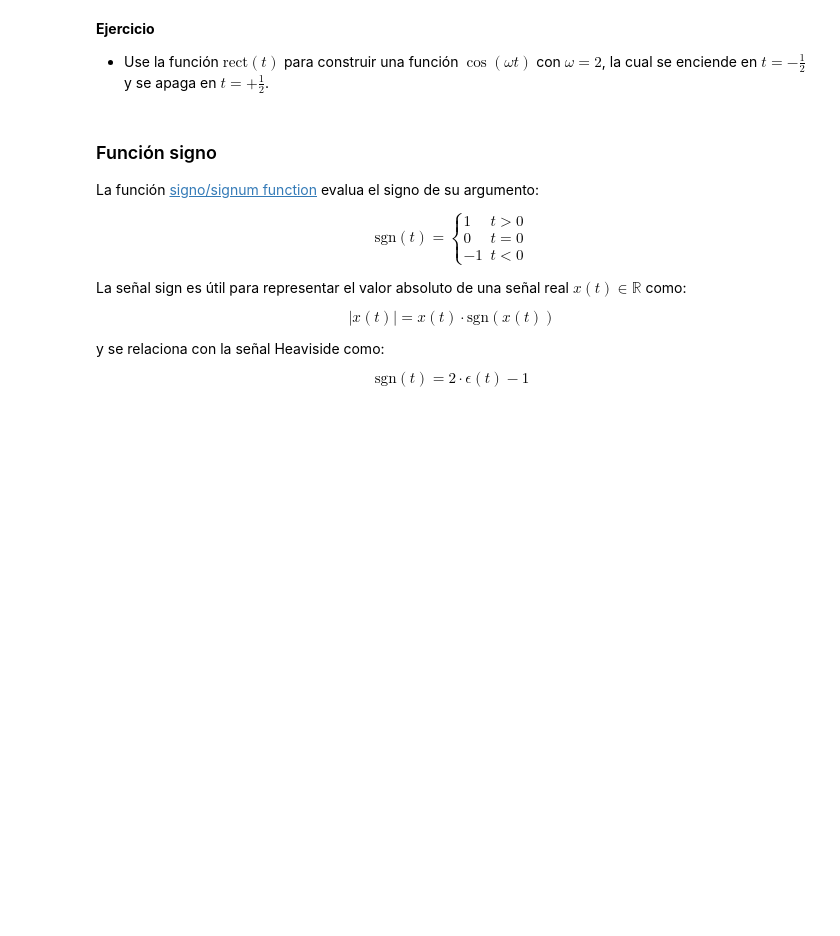
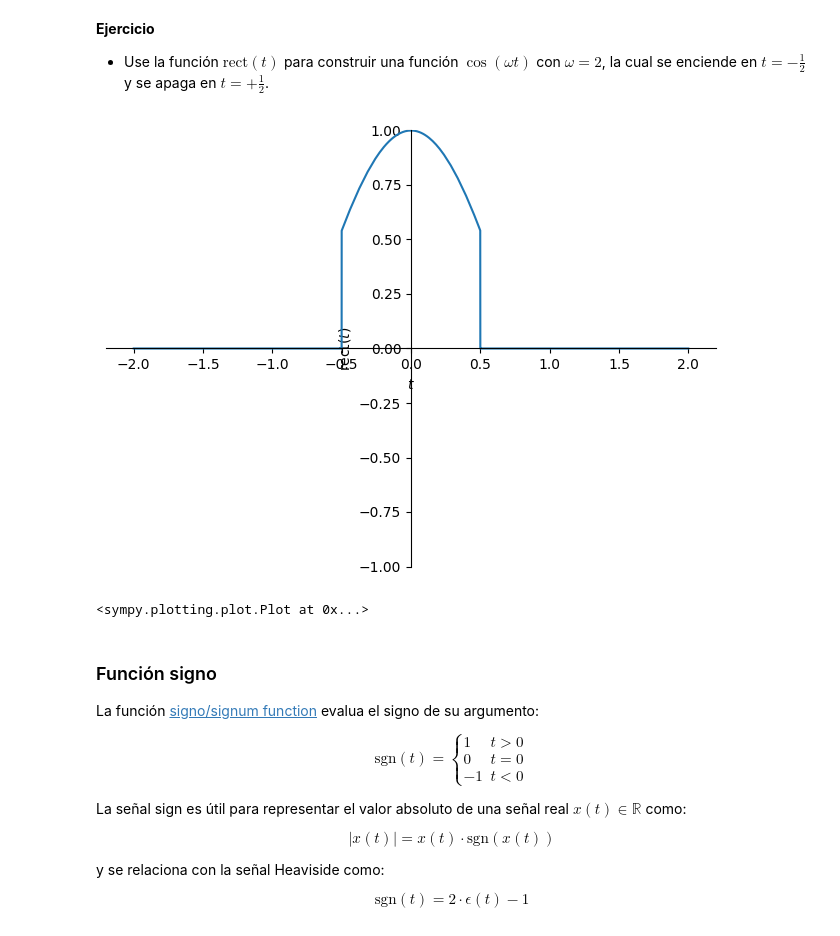
Before and after one commit to Locojuan9/se-ales_y_sistemas, a Jupyter notebook: 1_IntroduccionSyS/2_Señales_estandar.ipynb, the cells around one changed output. Cells and saved outputs as stored; diff of their text form; code cells hidden in the pictures; blank space fills up the shorter version.

```diff
--- a/1_IntroduccionSyS/2_Señales_estandar.ipynb
+++ b/1_IntroduccionSyS/2_Señales_estandar.ipynb
@@ -307,6 +307,13 @@ sym.plot(rect(t), (t, -1, 1), ylim=[-0.2, 1.2], ylabel=r'rect$(t)$');
 **Ejercicio**
 
 * Use la función $\text{rect}(t)$ para construir una función $\cos(\omega t)$ con $\omega=2$, la cual se enciende en $t=-\frac{1}{2}$ y se apaga en $t=+\frac{1}{2}$.
+# %%
+c = sym.cos(omega*t) * rect(t)
+
+sym.plot(c.subs(omega, 2), (t, -2, 2), ylabel=r'rect$(t)$', ylim=[-1, 1])
+# %% [output]
+[figure, added]
+<sympy.plotting.plot.Plot at 0x...>
 # %% [markdown]
 ### Función signo
 
```
Also changed, not shown: parts of 2 cells of this notebook.
